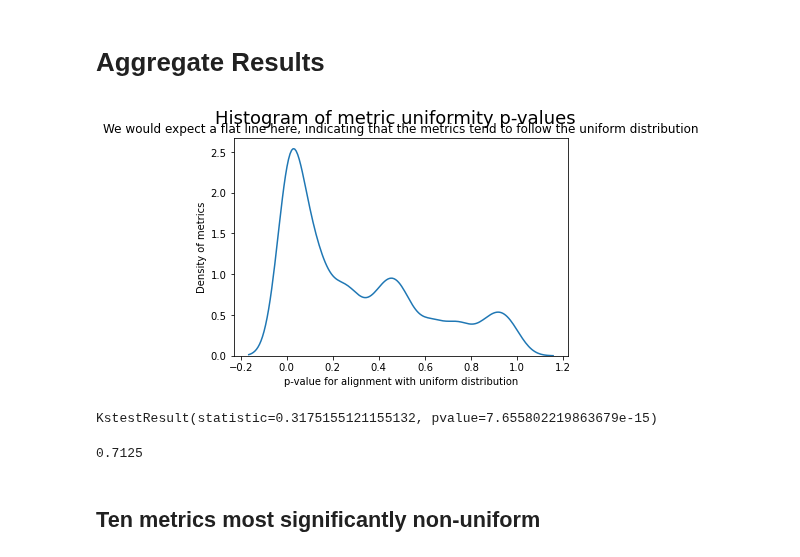
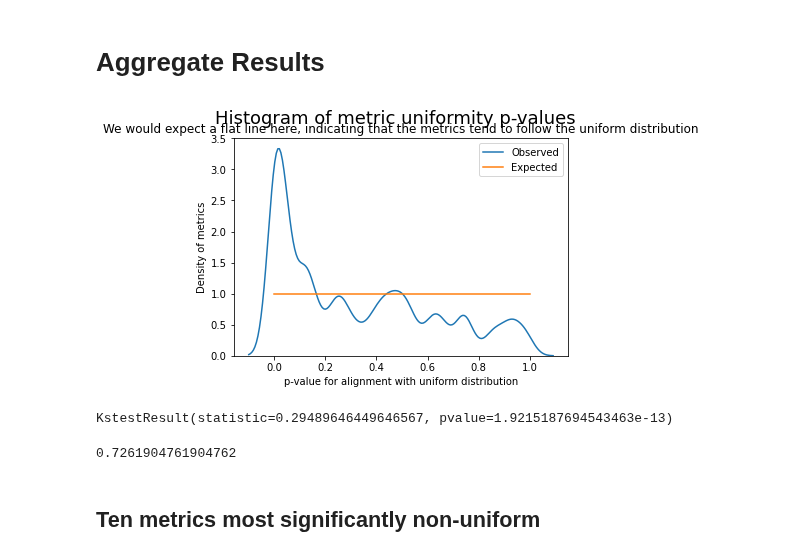
Before and after one commit to mozilla/jetstream, a Jupyter notebook: Analyze Multiple Simulations.ipynb, the cells around one changed output. Drawn from its saved outputs; the diff is of its cells as text; code cells hidden in the pictures.

```diff
--- a/Analyze Multiple Simulations.ipynb
+++ b/Analyze Multiple Simulations.ipynb
@@ -14,7 +14,7 @@ from scipy.stats import binom, norm, kstest
 from tqdm import tqdm
 import pickle as pkl
 # %%
-cache_path = 'simulation_dfs_2.pkl'
+cache_path = 'simulation_dfs_3.pkl'
 # %%
 def sign(a):
     return (a > 0) - (a < 0)
@@ -30,7 +30,7 @@ def CI_to_Pvalue(point: float, lower: float, upper: float, point_null: float = 0
     z_score = (np.abs(point) - point_null)/standard_error
     return (1-norm.cdf(z_score))*2
 # %%
-USE_CACHE = True
+USE_CACHE = False
 # %%
 if not USE_CACHE:
     dfs = dict()
@@ -96,20 +96,21 @@ results_no_NAs.loc[:, 'ks_test_pvalue'] = results_no_NAs.apply(lambda row: kstes
 # %% [markdown]
 # Aggregate Results
 # %%
-sns.kdeplot(results_no_NAs.ks_test_pvalue, bw_adjust=0.5)
+sns.kdeplot(results_no_NAs.ks_test_pvalue, bw_adjust=0.3, label = 'Observed')
+sns.lineplot(x=[0,1],y=[1,1], label='Expected')
 plt.xlabel('p-value for alignment with uniform distribution')
 plt.ylabel('Density of metrics')
 plt.suptitle('Histogram of metric uniformity p-values', fontsize=18)
 plt.title('We would expect a flat line here, indicating that the metrics tend to follow the uniform distribution')
 plt.show()
 # %% [output]
-[figure, old version]
+[figure, new version]
 # %%
 # Test for all metrics following uniform distribution is rejected, more metrics are rejected than expected
 # %%
 kstest(list(results_no_NAs.ks_test_pvalue), 'uniform')
 # %% [output]
-KstestResult(statistic=0.3175155121155132, pvalue=7.655802219863679e-15)
+KstestResult(statistic=0.29489646449646567, pvalue=1.9215187694543463e-13)
 # %%
 (
     results_no_NAs
@@ -122,7 +123,7 @@ KstestResult(statistic=0.3175155121155132, pvalue=7.655802219863679e-15)
 # would expect this to be .95 if everything calibrated properly
 (results_no_NAs.ks_test_pvalue > 0.05).mean()
 # %% [output]
-0.7125
+0.7261904761904762
 # %% [markdown]
 ## Ten metrics most significantly non-uniform
 # %%
```
Also changed, not shown: parts of 38 cells of this notebook.
